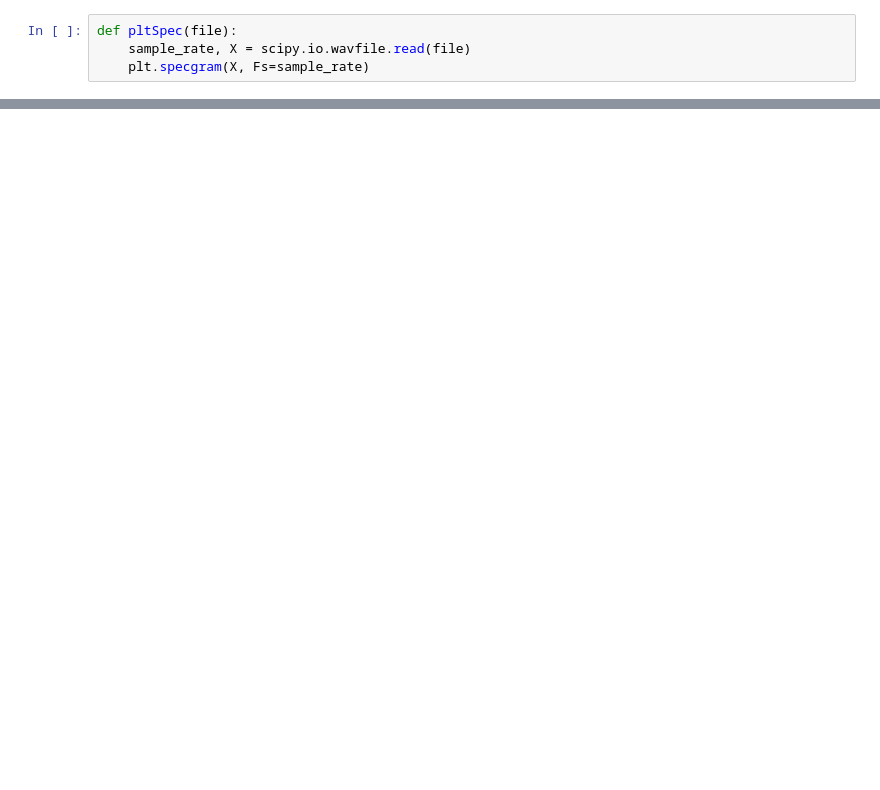
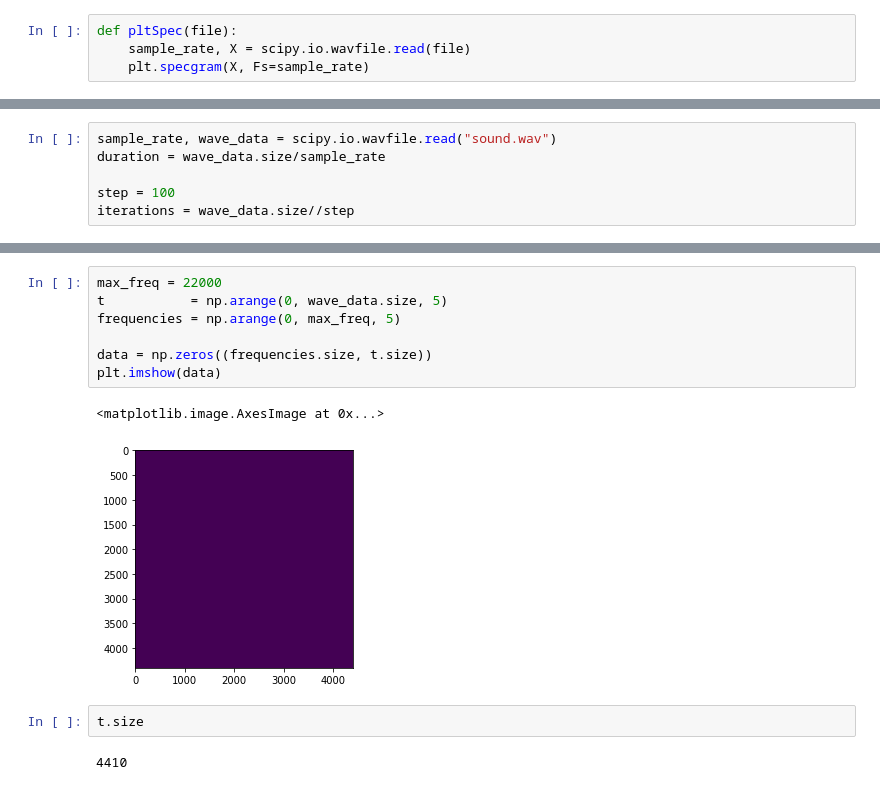
Before and after one commit to Frederico-Esch/wav_spectrogram_steganography, a Jupyter notebook: teste.ipynb, the cells around one changed output, grey strips where cells are left out. Saved outputs shown, nothing was run; the diff lists cells and outputs as text; blank space fills up the shorter version.

```diff
--- a/teste.ipynb
+++ b/teste.ipynb
@@ -107,0 +109,6 @@ Spectrogram
+# %%
+sample_rate, wave_data = scipy.io.wavfile.read("sound.wav")
+duration = wave_data.size/sample_rate
+
+step = 100
+iterations = wave_data.size//step
@@ -107,0 +210,14 @@ Spectrogram
+# %%
+max_freq = 22000
+t           = np.arange(0, wave_data.size, 5)
+frequencies = np.arange(0, max_freq, 5)
+
+data = np.zeros((frequencies.size, t.size))
+plt.imshow(data)
+# %% [output]
+<matplotlib.image.AxesImage at 0x...>
+[figure, added]
+# %%
+t.size
+# %% [output]
+4410
```
Also changed, not shown: parts of 11 cells of this notebook, 1 other file.
